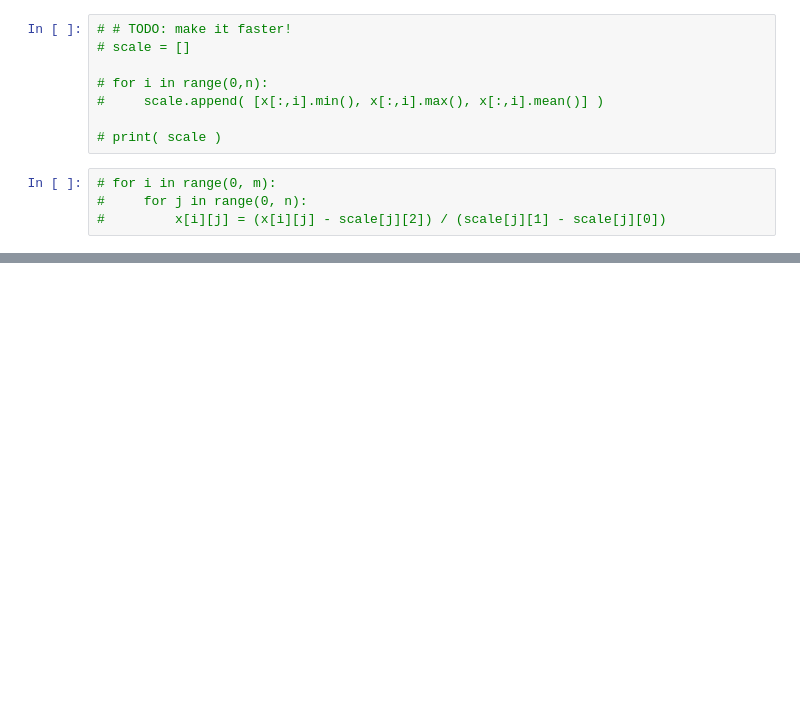
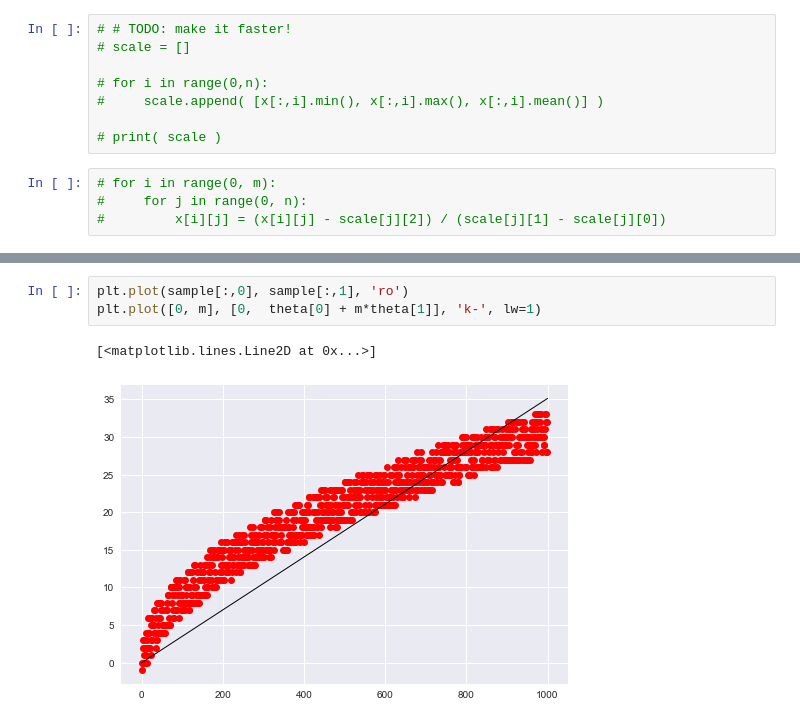
Before and after one commit to 5l1v3r1/Machine-Learning-7, a Jupyter notebook: sample regression/sample test.ipynb, the cells around one changed output, grey strips where cells are left out. Cells and saved outputs as stored; diff of their text form; blank space fills up the shorter version.

```diff
--- a/sample regression/sample test.ipynb
+++ b/sample regression/sample test.ipynb
@@ -89 +87,7 @@ theta: [[  0.00000000e+00   0.00000000e+00]
+# %%
+plt.plot(sample[:,0], sample[:,1], 'ro')
+plt.plot([0, m], [0,  theta[0] + m*theta[1]], 'k-', lw=1)
+# %% [output]
+[<matplotlib.lines.Line2D at 0x...>]
+[figure, added]
 # %%
```
Also changed, not shown: parts of 4 cells of this notebook, 1 other file.
